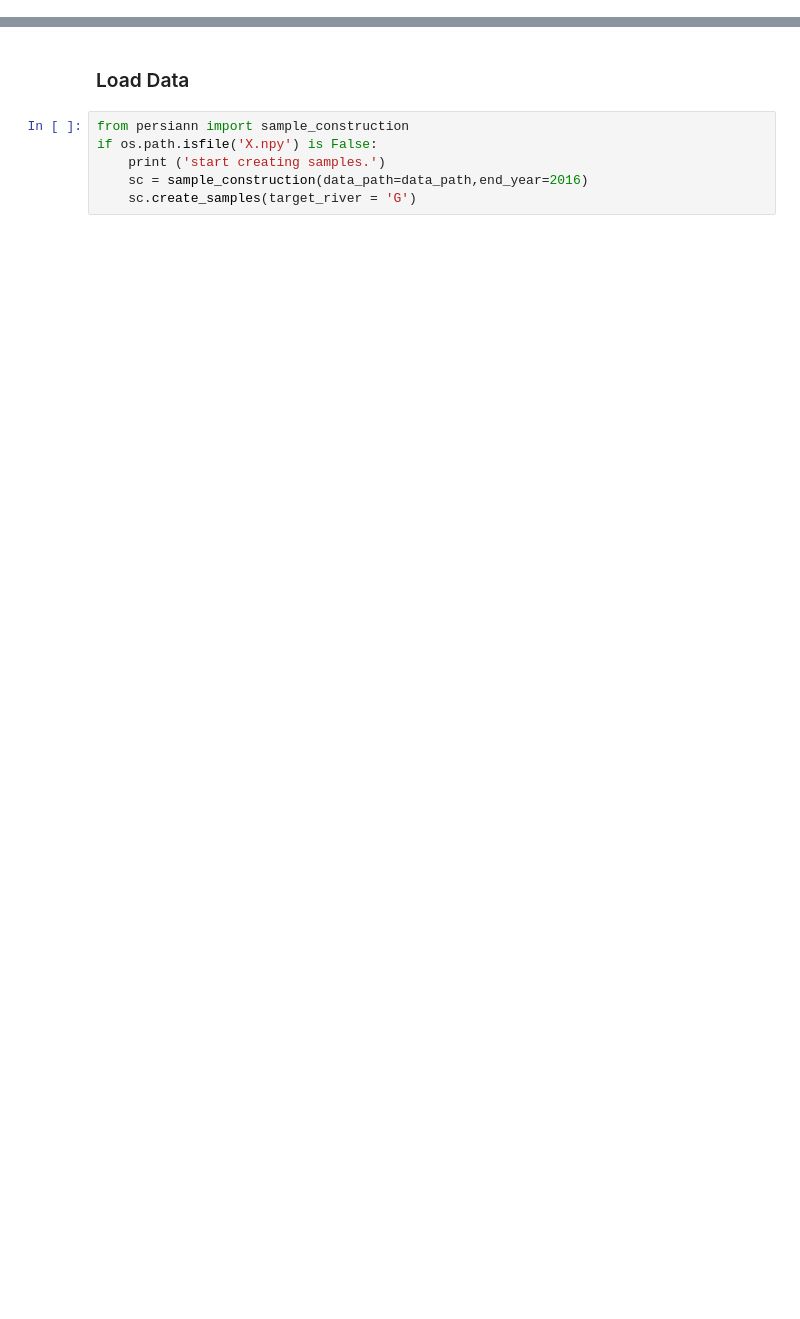
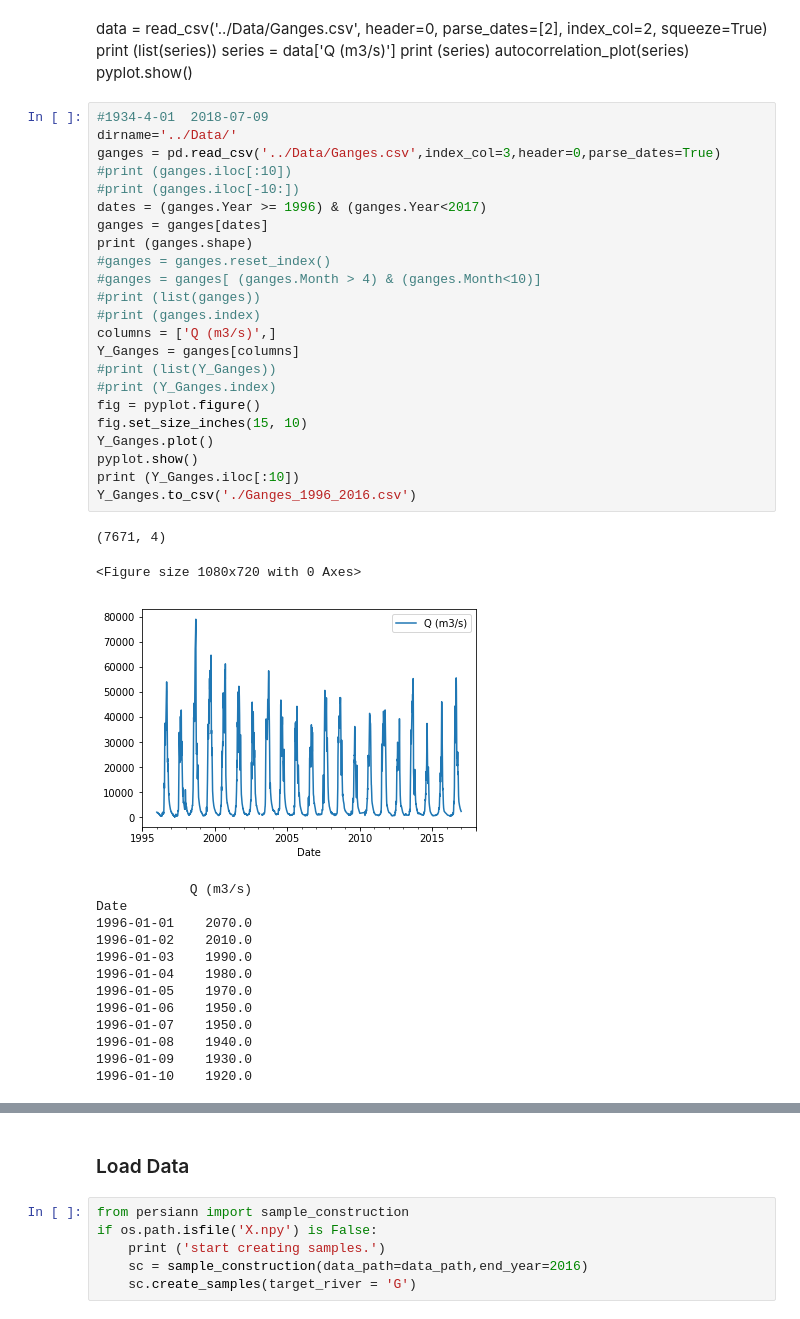
Before and after one commit to Yong-Zhuang/Climate_Analysis, a Jupyter notebook: Yong/main.ipynb, the cells around one changed output, grey strips where cells are left out. Cells and saved outputs as stored; diff of their text form; blank space fills up the shorter version.

```diff
--- a/Yong/main.ipynb
+++ b/Yong/main.ipynb
@@ -0,0 +11,46 @@
+# %% [markdown]
+data = read_csv('../Data/Ganges.csv', header=0, parse_dates=[2], index_col=2, squeeze=True)
+print (list(series))
+series = data['Q (m3/s)']
+print (series)
+autocorrelation_plot(series)
+pyplot.show()
+# %%
+#1934-4-01  2018-07-09
+dirname='../Data/'
+ganges = pd.read_csv('../Data/Ganges.csv',index_col=3,header=0,parse_dates=True)
+#print (ganges.iloc[:10])
+#print (ganges.iloc[-10:])
+dates = (ganges.Year >= 1996) & (ganges.Year<2017)
+ganges = ganges[dates]
+print (ganges.shape)
+#ganges = ganges.reset_index()
+#ganges = ganges[ (ganges.Month > 4) & (ganges.Month<10)]
+#print (list(ganges))
+#print (ganges.index)
+columns = ['Q (m3/s)',]
+Y_Ganges = ganges[columns]
+#print (list(Y_Ganges))
+#print (Y_Ganges.index)
+fig = pyplot.figure()
+fig.set_size_inches(15, 10)
+Y_Ganges.plot()
+pyplot.show()
+print (Y_Ganges.iloc[:10])
+Y_Ganges.to_csv('./Ganges_1996_2016.csv')
+# %% [output]
+(7671, 4)
+<Figure size 1080x720 with 0 Axes>
+[figure, added]
+            Q (m3/s)
+Date
+1996-01-01    2070.0
+1996-01-02    2010.0
+1996-01-03    1990.0
+1996-01-04    1980.0
+1996-01-05    1970.0
+1996-01-06    1950.0
+1996-01-07    1950.0
+1996-01-08    1940.0
+1996-01-09    1930.0
+1996-01-10    1920.0
```
Also changed, not shown: parts of 50 cells of this notebook, 28 other files.
